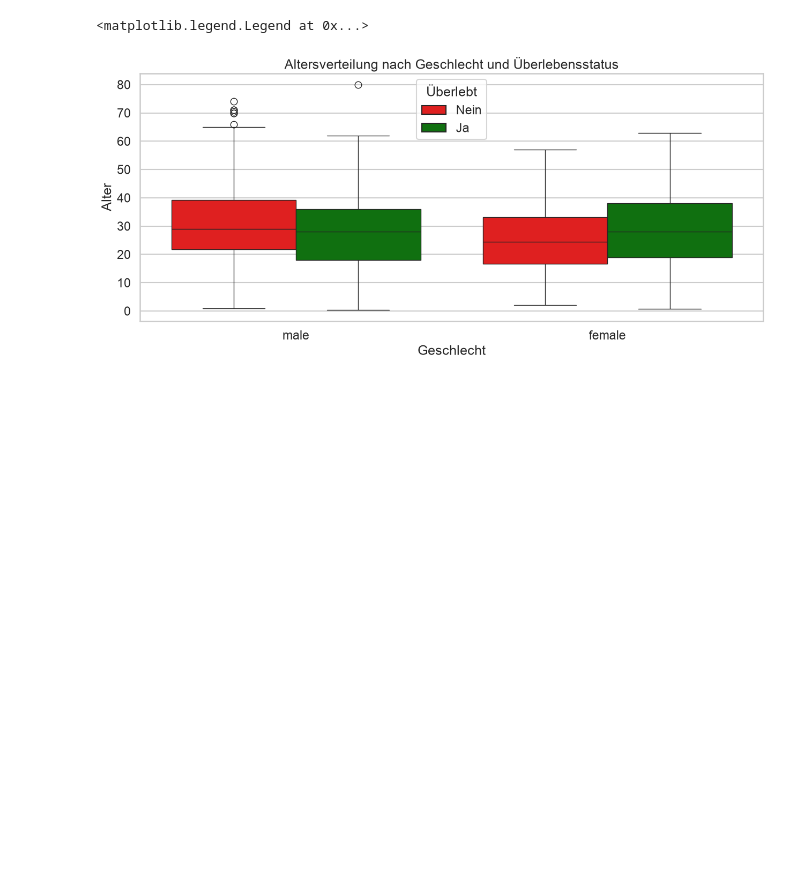
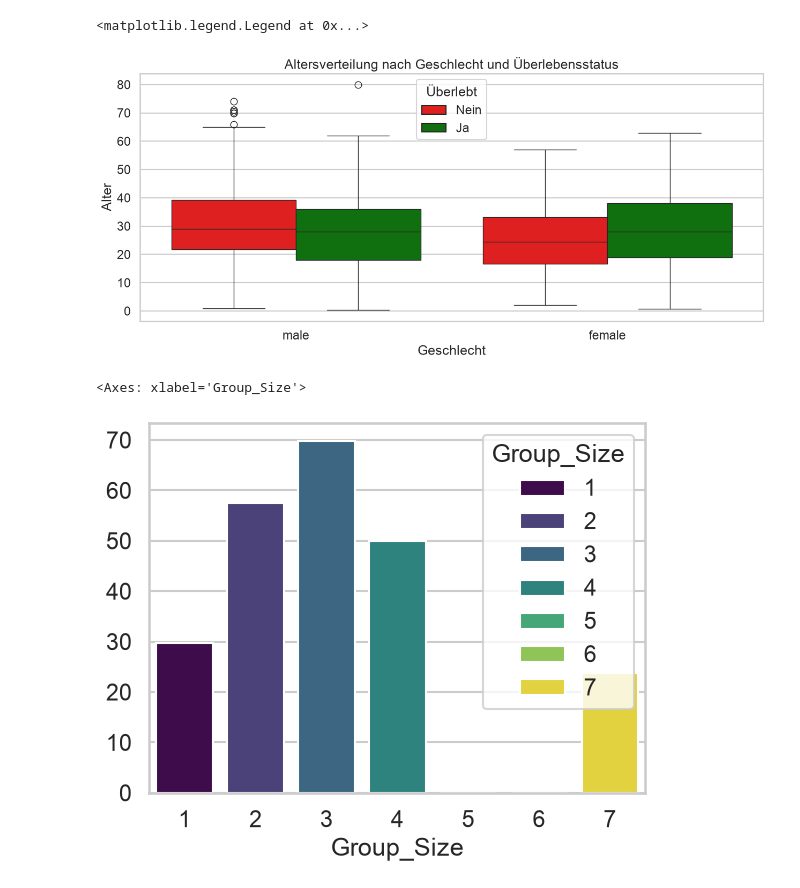
Before and after one commit to kernlogik/titanic_passengers, a Jupyter notebook: Notebook/titanic_nb_luca.ipynb, the cells around one changed output. Drawn from its saved outputs; the diff is of its cells as text; code cells hidden in the pictures; blank space fills up the shorter version.

```diff
--- a/Notebook/titanic_nb_luca.ipynb
+++ b/Notebook/titanic_nb_luca.ipynb
@@ -62,3 +62,23 @@ bp.legend(handles=handles, title="Überlebt", loc="upper center", labels=["Nein"
 # %% [output]
 <matplotlib.legend.Legend at 0x...>
 [figure]
+# %%
+#hatten alleinreisende schlechtere überlebensschancen als zusammenreisende? (Ticketnummern vergleichen)
+
+titanic_data = pd.read_parquet("../titanic.parquet")
+
+titanic_data.head()
+
+zusammenreisende = titanic_data["Ticket"].value_counts()
+
+titanic_data["Group_Size"] = titanic_data["Ticket"].map(zusammenreisende)
+ueberlebenschancen_dezimal = titanic_data.groupby("Group_Size")["Survived"].mean()
+
+ueberlebenschancen_prozent = ueberlebenschancen_dezimal * 100
+
+sns.set_theme(style="whitegrid", context="talk")
+
+sns.barplot(x=ueberlebenschancen_prozent.index, y=ueberlebenschancen_prozent.values, palette="viridis", hue=ueberlebenschancen_prozent.index, legend=True)
+# %% [output]
+<Axes: xlabel='Group_Size'>
+[figure, added]
```
Also changed, not shown: parts of 3 cells of this notebook.
